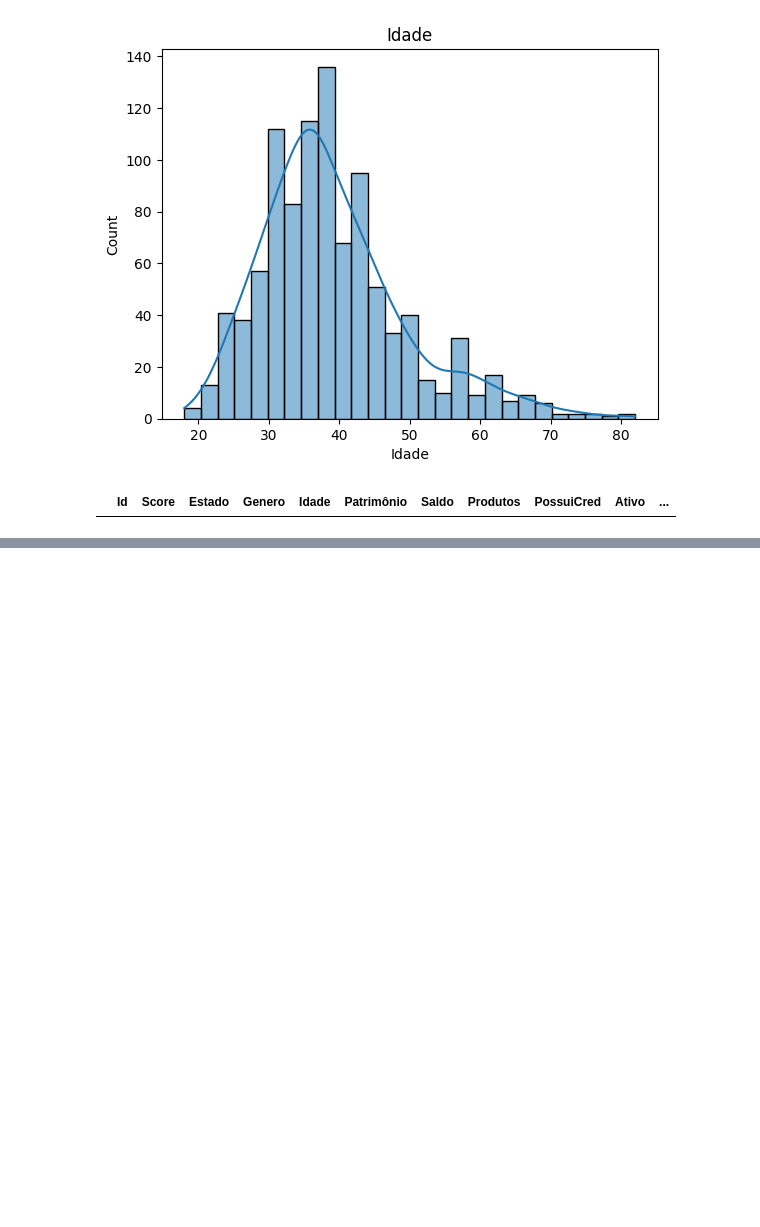
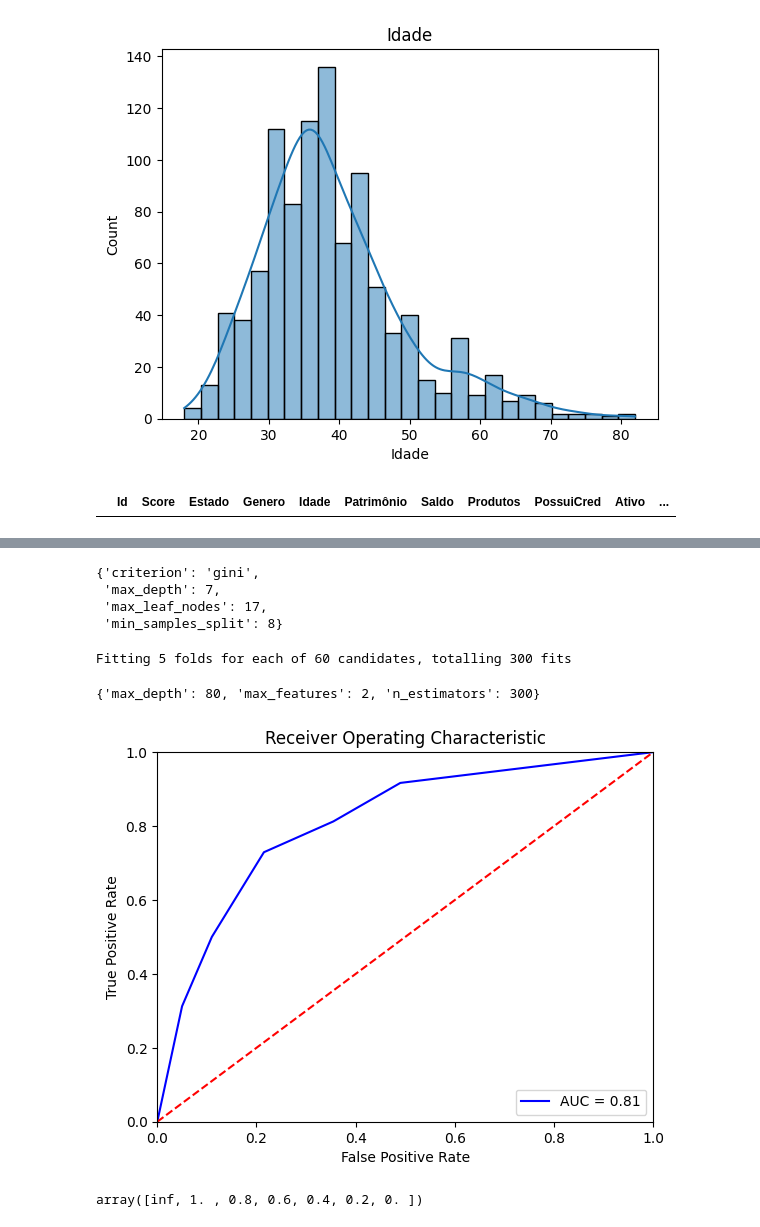
Before and after one commit to MarcosABP/Churn-Dataset, a Jupyter notebook: crashdata.ipynb, the cells around one changed output, grey strips where cells are left out. Saved outputs shown, nothing was run; the diff lists cells and outputs as text; code cells hidden in the pictures; blank space fills up the shorter version.

Commit message:
Start Models

```diff
--- a/crashdata.ipynb
+++ b/crashdata.ipynb
@@ -237,0 +412,46 @@ data[data.duplicated(['Id'],keep=False)]
+# %%
+
+from sklearn.model_selection import GridSearchCV
+import time
+parameters = {'criterion':['gini','entropy'],
+              'max_depth':np.arange(1,21).tolist()[0::2],
+              'min_samples_split':np.arange(2,11).tolist()[0::2],
+              'max_leaf_nodes':np.arange(3,26).tolist()[0::2],}
+
+# create an instance of the grid search object
+g1 = GridSearchCV(DecisionTreeClassifier(), parameters, cv=5, n_jobs=-1)
+
+# conduct grid search over the parameter space
+start_time = time.time()
+g1.fit(x_train,y_train)
+duration = time.time() - start_time
+
+# show best parameter configuration found for classifier
+cls_params1 = g1.best_params_
+cls_params1
+# %% [output]
+{'criterion': 'gini',
+ 'max_depth': 7,
+ 'max_leaf_nodes': 17,
+ 'min_samples_split': 8}
+# %%
+from sklearn.model_selection import GridSearchCV
+# Create the parameter grid based on the results of random search
+param_grid = {
+    'max_depth': [80, 90, 100, 110, 120],
+    'max_features': [2, 3, 4],
+    'n_estimators': [100, 200, 300, 1000],
+
+}
+# Create a based model
+rf = RandomForestClassifier()
+# Instantiate the grid search model
+grid_search = GridSearchCV(estimator = rf, param_grid = param_grid,
+                          cv = 5, n_jobs = -1, verbose = 2)
+
+grid_search.fit(x_train,y_train)
+cls_params1 = grid_search.best_params_
+cls_params1
+# %% [output]
+Fitting 5 folds for each of 60 candidates, totalling 300 fits
+{'max_depth': 80, 'max_features': 2, 'n_estimators': 300}
@@ -237,0 +522,29 @@ data[data.duplicated(['Id'],keep=False)]
+# %%
+import sklearn.metrics as metrics
+# calculate the fpr and tpr for all thresholds of the classification
+
+model = KNN(n_neighbors=5)
+model = model.fit(x_train,y_train)
+
+
+probs = model.predict_proba(x_test)
+preds = probs[:,1]
+fpr, tpr, threshold = metrics.roc_curve(y_test, preds)
+roc_auc = metrics.auc(fpr, tpr)
+
+# method I: plt
+import matplotlib.pyplot as plt
+plt.title('Receiver Operating Characteristic')
+plt.plot(fpr, tpr, 'b', label = 'AUC = %0.2f' % roc_auc)
+plt.legend(loc = 'lower right')
+plt.plot([0, 1], [0, 1],'r--')
+plt.xlim([0, 1])
+plt.ylim([0, 1])
+plt.ylabel('True Positive Rate')
+plt.xlabel('False Positive Rate')
+plt.show()
+
+threshold
+# %% [output]
+[figure, added]
+array([inf, 1. , 0.8, 0.6, 0.4, 0.2, 0. ])
```
Also changed, not shown: parts of 19 cells of this notebook.
